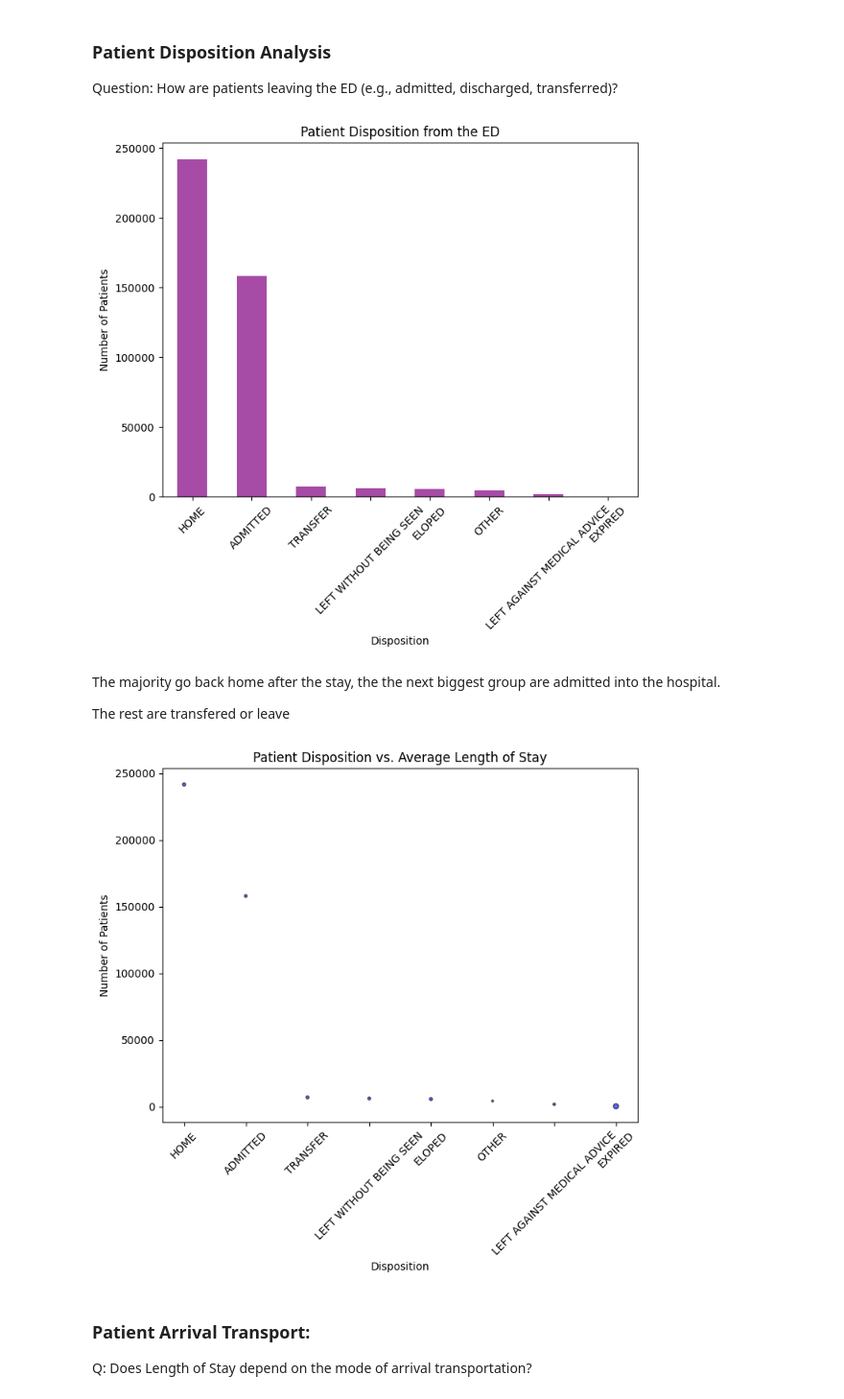
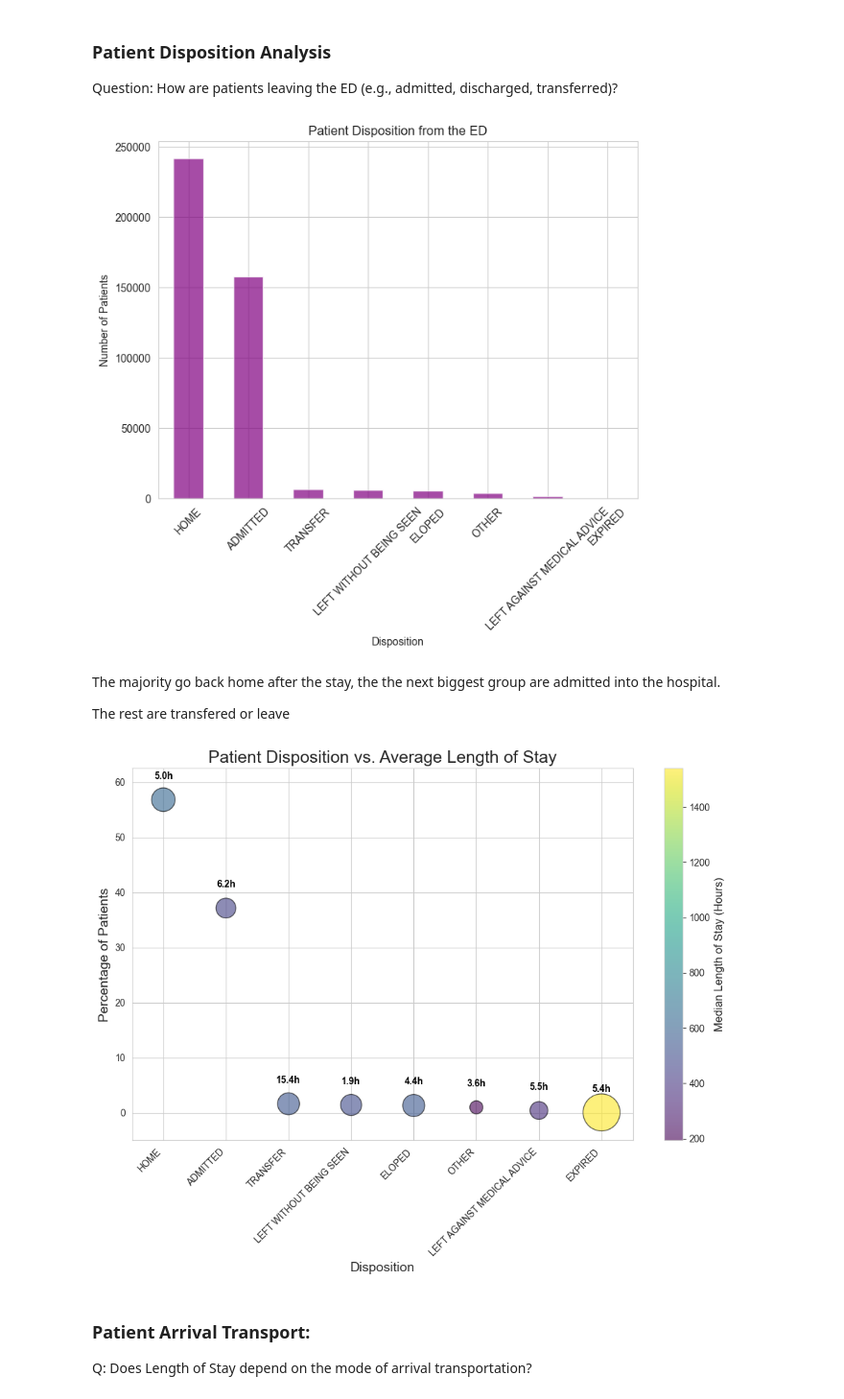
Before and after one commit to JewelsHovan/Milestone-I, a Jupyter notebook: src/EDA.ipynb, the cells around one changed output. Shown at 96% size. Drawn from its saved outputs; the diff is of its cells as text; code cells hidden in the pictures.

```diff
--- a/src/EDA.ipynb
+++ b/src/EDA.ipynb
@@ -41,6 +41,9 @@ from utils import nunique_per_cat
 from preprocess import PreprocessMIMIC
 
 # sklearn imports
+
+# Set Seaborn style for better aesthetics
+sns.set_style("whitegrid")
 # %%
 # modify this to direct to the data stored locally
 file_paths = {
@@ -282,39 +292,76 @@ plt.title('Patient Disposition from the ED')
 plt.xlabel('Disposition')
 plt.ylabel('Number of Patients')
 plt.xticks(rotation=45)
+plt.savefig("../visualizations/Patient-Disposition.png")
 plt.show()
 # %% [output]
-[figure, old version]
+[figure, new version]
 # %% [markdown]
 The majority go back home after the stay, the the next biggest group are admitted into the hospital.
 
 The rest are transfered or leave
 # %%
-import matplotlib.pyplot as plt
-
-# calculate average length of stay per disposition
+# Calculate median length of stay per disposition
 disposition_los = ed_stays.groupby('disposition')['ed_los_hours'].median()
 
-# get the count of each disposition
-disposition_counts = ed_stays['disposition'].value_counts()
+# Get the count of each disposition
+disposition_counts = ed_stays['disposition'].value_counts(normalize=True) * 100 # convert to percentage
 
-# create the bubble plot
-plt.figure(figsize=(8,6))
+# Prepare bubble sizes (scale for better visibility)
+bubble_sizes = disposition_los * 100  # Adjust scaling factor as needed
 
-# The size of the bubbles is proportional to the average length of stay
-bubble_sizes = disposition_los * 1.5 # Adjust scaling factor for better visibility
+# Create a color palette
+palette = sns.color_palette('viridis', len(disposition_counts))
 
-# create scatter plot (bubble plot)
-plt.scatter(disposition_counts.index, disposition_counts.values, s=bubble_sizes, alpha=0.6, color='blue', edgecolor='black', linewidth=1)
+plt.figure(figsize=(10, 8))
 
-plt.title('Patient Disposition vs. Average Length of Stay')
-plt.xlabel('Disposition')
-plt.ylabel('Number of Patients')
-plt.xticks(rotation=45)
+# Create the scatter plot
+scatter = plt.scatter(
+    disposition_counts.index,
+    disposition_counts.values,
+    s=bubble_sizes,
+    alpha=0.6,
+    c=bubble_sizes,
+    cmap='viridis',
+    edgecolor='black',
+    linewidth=1
+)
 
+# Add a color bar to represent median length of stay
+cbar = plt.colorbar(scatter)
+cbar.set_label('Median Length of Stay (Hours)', fontsize=12)
+
+# Set plot title and labels with increased font size
+plt.title('Patient Disposition vs. Average Length of Stay', fontsize=18)
+plt.xlabel('Disposition', fontsize=14)
+plt.ylabel('Percentage of Patients', fontsize=14)
+
+# change the x and y limits
+plt.xlim(-0.5, len(disposition_counts) - 0.5)
+plt.ylim(-5, max(disposition_counts) * 1.1)
+
+# Rotate x-axis labels for better readability
+plt.xticks(rotation=45, ha='right')
+
+# Add annotations for each bubble
+for disp in disposition_counts.index:
+    plt.text(
+        disp,
+        disposition_counts[disp] + (max(disposition_counts) * 0.06),  # Adjust vertical position
+        f"{disposition_los[disp]:.1f}h",
+        ha='center',
+        va='bottom',
+        fontsize=10,
+        color='black',
+        weight='bold'
+    )
+
+# Improve layout and save the figure
+plt.tight_layout()
+plt.savefig("../visualizations/Patient-Disposition-vs-Median-Length-of-Stay.png", dpi=300)
 plt.show()
 # %% [output]
-[figure, old version]
+[figure, new version]
 # %% [markdown]
 ### Patient Arrival Transport:
 Q: Does Length of Stay depend on the mode of arrival transportation?
```
Also changed, not shown: parts of 72 cells of this notebook, 22 other files.
